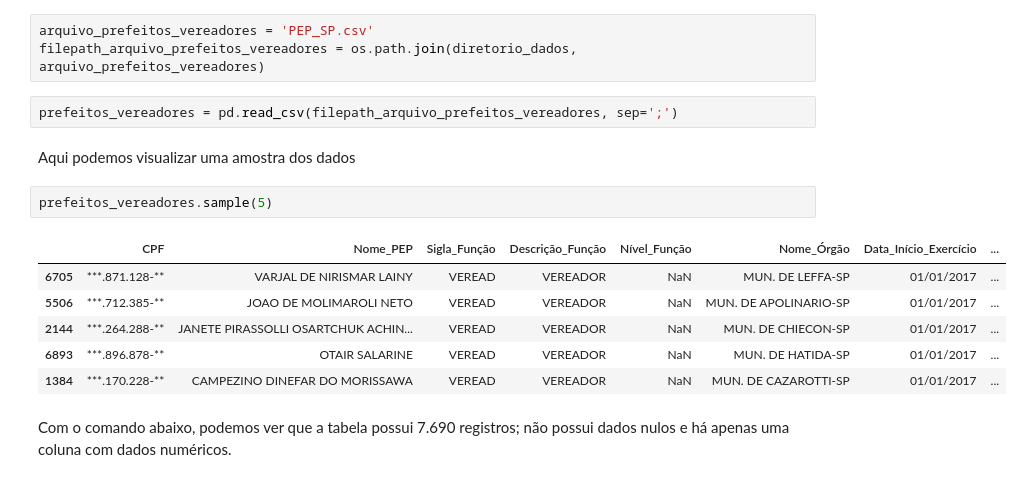
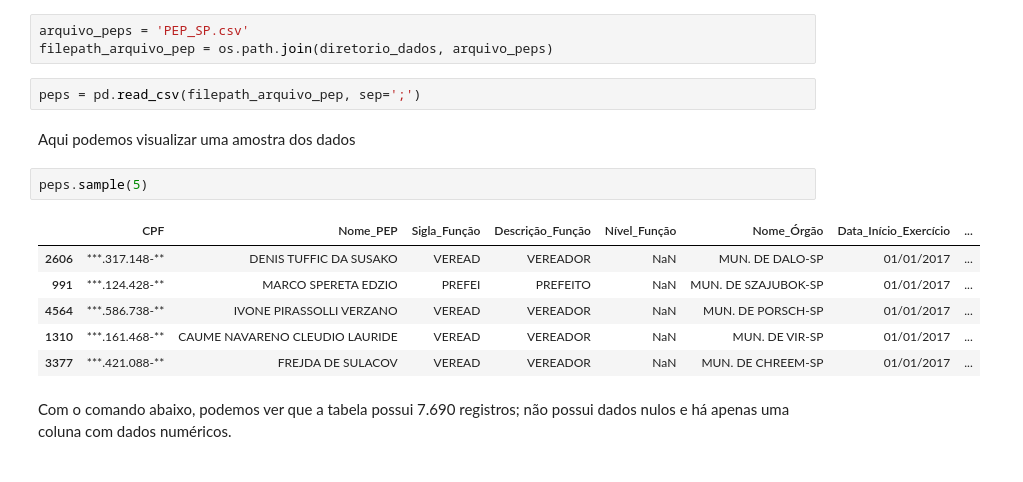
Before and after one commit to AlanTaranti/trabalho-curso-controle-social-grupo-6, a Jupyter notebook: Conformidade - Grupo 6.ipynb, the cells around one changed output. Cells and saved outputs as stored; diff of their text form.

Commit message:
corrigido nome de dataframe

```diff
--- a/Conformidade - Grupo 6.ipynb
+++ b/Conformidade - Grupo 6.ipynb
@@ -154,21 +153,21 @@ memory usage: 546.2+ KB
 # %% [markdown]
 ### Carregar dados de Prefeitos e Vereadores de São Paulo
 # %%
-arquivo_prefeitos_vereadores = 'PEP_SP.csv'
-filepath_arquivo_prefeitos_vereadores = os.path.join(diretorio_dados, arquivo_prefeitos_vereadores)
+arquivo_peps = 'PEP_SP.csv'
+filepath_arquivo_pep = os.path.join(diretorio_dados, arquivo_peps)
 # %%
-prefeitos_vereadores = pd.read_csv(filepath_arquivo_prefeitos_vereadores, sep=';')
+peps = pd.read_csv(filepath_arquivo_pep, sep=';')
 # %% [markdown]
 Aqui podemos visualizar uma amostra dos dados
 # %%
-prefeitos_vereadores.sample(5)
+peps.sample(5)
 # %% [output]
 |  | CPF | Nome_PEP | Sigla_Função | Descrição_Função | Nível_Função | Nome_Órgão | Data_Início_Exercício | ... |
-| 6705 | ***.871.128-** | VARJAL DE NIRISMAR LAINY | VEREAD | VEREADOR | NaN | MUN. DE LEFFA-SP | 01/01/2017 | ... |
-| 5506 | ***.712.385-** | JOAO DE MOLIMAROLI NETO | VEREAD | VEREADOR | NaN | MUN. DE APOLINARIO-SP | 01/01/2017 | ... |
-| 2144 | ***.264.288-** | JANETE PIRASSOLLI OSARTCHUK ACHIN... | VEREAD | VEREADOR | NaN | MUN. DE CHIECON-SP | 01/01/2017 | ... |
-| 6893 | ***.896.878-** | OTAIR SALARINE | VEREAD | VEREADOR | NaN | MUN. DE HATIDA-SP | 01/01/2017 | ... |
-| 1384 | ***.170.228-** | CAMPEZINO DINEFAR DO MORISSAWA | VEREAD | VEREADOR | NaN | MUN. DE CAZAROTTI-SP | 01/01/2017 | ... |
+| 2606 | ***.317.148-** | DENIS TUFFIC DA SUSAKO | VEREAD | VEREADOR | NaN | MUN. DE DALO-SP | 01/01/2017 | ... |
+| 991 | ***.124.428-** | MARCO SPERETA EDZIO | PREFEI | PREFEITO | NaN | MUN. DE SZAJUBOK-SP | 01/01/2017 | ... |
+| 4564 | ***.586.738-** | IVONE PIRASSOLLI VERZANO | VEREAD | VEREADOR | NaN | MUN. DE PORSCH-SP | 01/01/2017 | ... |
+| 1310 | ***.161.468-** | CAUME NAVARENO CLEUDIO LAURIDE | VEREAD | VEREADOR | NaN | MUN. DE VIR-SP | 01/01/2017 | ... |
+| 3377 | ***.421.088-** | FREJDA DE SULACOV | VEREAD | VEREADOR | NaN | MUN. DE CHREEM-SP | 01/01/2017 | ... |
 # %% [markdown]
 Com o comando abaixo, podemos ver que a tabela possui 7.690 registros; não possui dados nulos e há apenas uma coluna com dados numéricos.
 # %%
```
Also changed, not shown: parts of 25 cells of this notebook.
